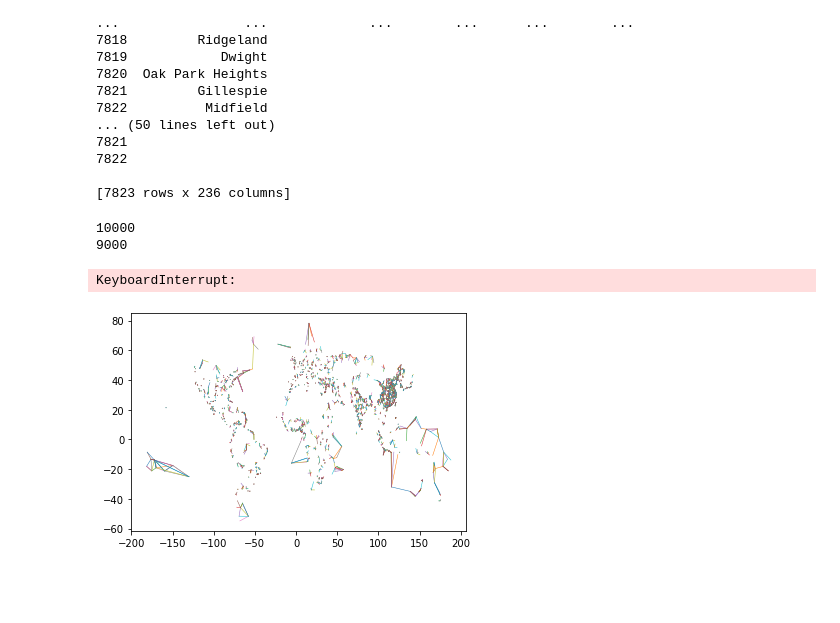
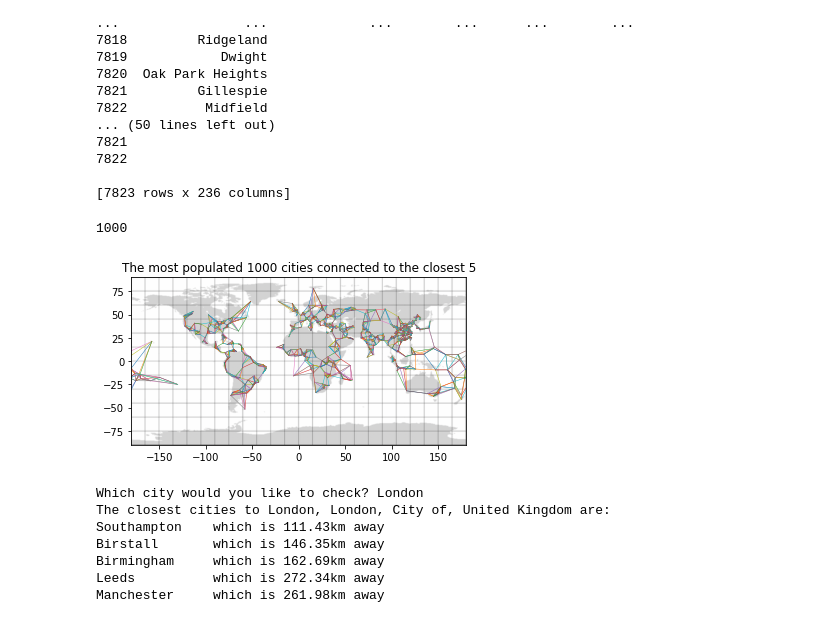
Before and after one commit to Aidan23Smith/Seeing-a-Connected-World, a Jupyter notebook: Seeing a Connected World.ipynb, the cells around one changed output. Cells and saved outputs as stored; diff of their text form; code cells hidden in the pictures; blank space fills up the shorter version.

```diff
--- a/Seeing a Connected World.ipynb
+++ b/Seeing a Connected World.ipynb
@@ -108,7 +109,7 @@ def addmap():
     plt.imshow(img, extent=[-180, 180, -90, 90])
 # %%
 #Finds and plots the closest 5 cities for the most populated countries (takes too long to do them all)
-numcity = 10000
+numcity = 1000
 reduced = everything.head(numcity)
 redlen = numcity
 
@@ -122,37 +123,35 @@ for j in range(numcity):
     closest = np.column_stack((range(numcity), dist(lats, lats[j], longs, longs[j])))
     closest = closest[closest[:,1].argsort()]
     closest = closest[1:,:]
     copy = 0
 
     if city[j]+str(0) in close:
         finish = False
         i=1
         while finish == False:
             if city[j]+str(i) in close:
                 i+=1
             else:
                 finish = True
         copy+=1
 
     close[(city[j]+str(copy)).title()] = [[city[closest[1][0]], ("%.2f" % coord2dist(lats[int(closest[1][0])], longs[int(closest[1][0])], lats[j], longs[j]))]]
     for i in range(2,6):
         close[(city[j]+str(copy)).title()].append([city[closest[i][0]], ("%.2f" % coord2dist(lats[int(closest[i][0])], longs[int(closest[i][0])], lats[j], longs[j]))])
 
     for i in range(5):
         plot(longs[j], longs[int(closest[i][0])], lats[j], lats[int(closest[i][0])])
 
     if not(j%1000):
         print(numcity - j)
 
 
 addmap()
 plt.title('The most populated ' + str(numcity) + ' cities connected to the closest 5')
 plt.savefig('connectedworld.png', dpi=400)
 # %% [output]
-10000
-9000
+1000
-KeyboardInterrupt:
-[figure, old version]
+[figure, new version]
 # %%
 #Gets the user to input a city and lists the 5 closest ones
 name = input("Which city would you like to check? ").title()
@@ -190,6 +189,14 @@ else:
 print('The closest cities to ' + list(options['city'])[choice] + ', ' + list(options['admin_name'])[choice] + ', ' + list(options['country'])[choice] + ' are:')
 for res in close.get(name + str(choice)):
     print('{}{}'.format(res[0].ljust(15), 'which is ' + res[1] + 'km away'))
+# %% [output]
+Which city would you like to check? London
+The closest cities to London, London, City of, United Kingdom are:
+Southampton    which is 111.43km away
+Birstall       which is 146.35km away
+Birmingham     which is 162.69km away
+Leeds          which is 272.34km away
+Manchester     which is 261.98km away
 # %%
 #Quicker solution below
 #Plots a minimum spanning tree for the most populated countries (takes too long to do them all)
```
Also changed, not shown: parts of 14 cells of this notebook.
